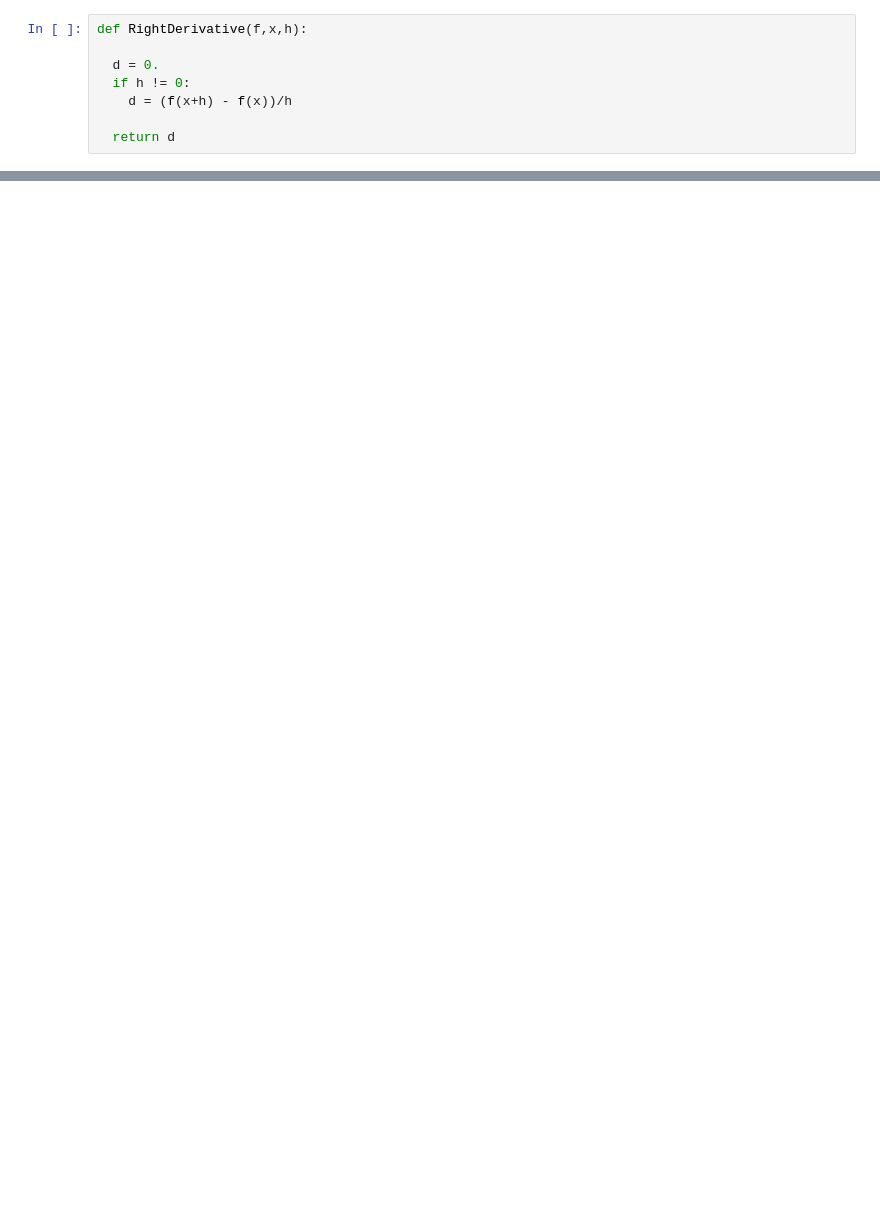
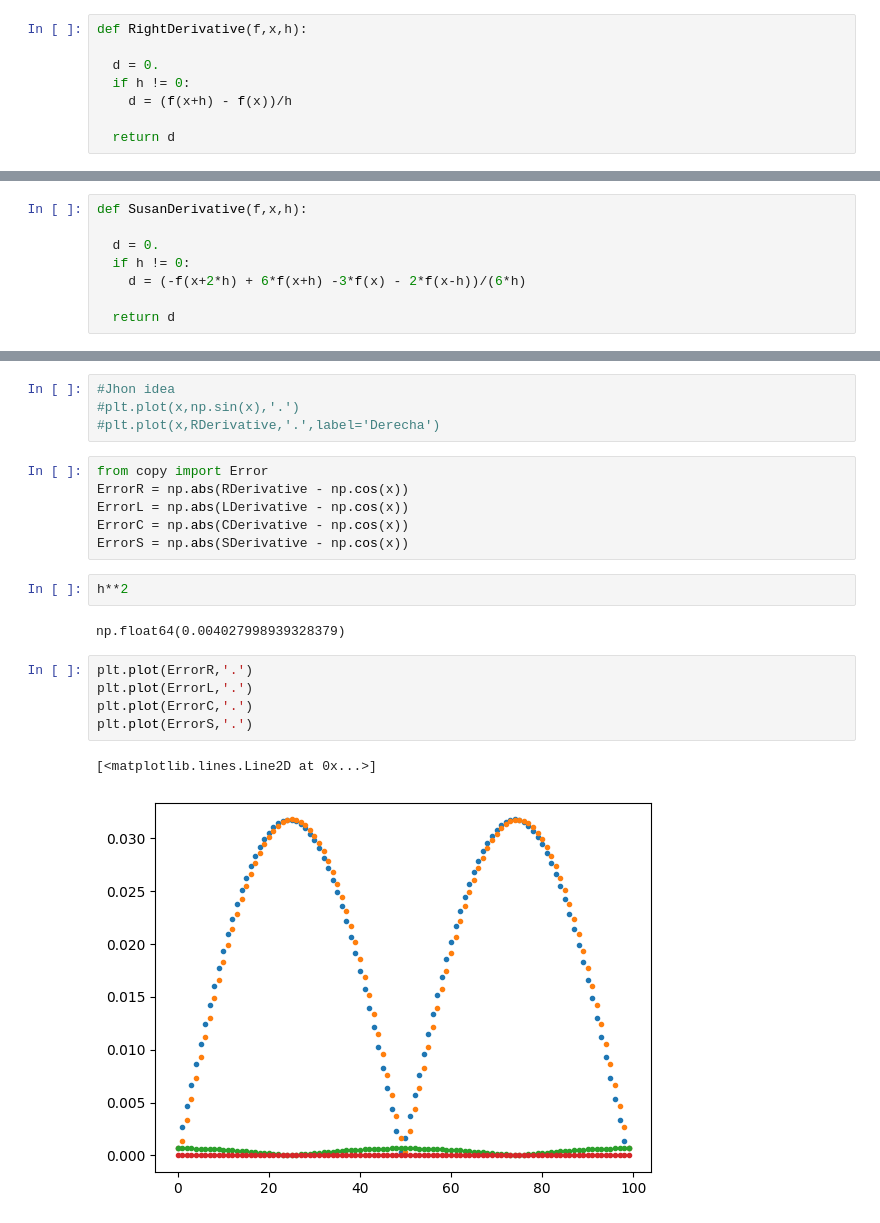
Before and after one commit to asegura4488/MetodosComputacionalesI2025, a Jupyter notebook: Semana3/Derivacion.ipynb, the cells around one changed output, grey strips where cells are left out. Drawn from its saved outputs; the diff is of its cells as text; blank space fills up the shorter version.

```diff
--- a/Semana3/Derivacion.ipynb
+++ b/Semana3/Derivacion.ipynb
@@ -37 +53,9 @@ def RightDerivative(f,x,h):
+# %%
+def SusanDerivative(f,x,h):
+
+  d = 0.
+  if h != 0:
+    d = (-f(x+2*h) + 6*f(x+h) -3*f(x) - 2*f(x-h))/(6*h)
+
+  return d
 # %%
@@ -49,0 +79,22 @@ plt.legend()
+# %%
+#Jhon idea
+#plt.plot(x,np.sin(x),'.')
+#plt.plot(x,RDerivative,'.',label='Derecha')
+# %%
+from copy import Error
+ErrorR = np.abs(RDerivative - np.cos(x))
+ErrorL = np.abs(LDerivative - np.cos(x))
+ErrorC = np.abs(CDerivative - np.cos(x))
+ErrorS = np.abs(SDerivative - np.cos(x))
+# %%
+h**2
+# %% [output]
+np.float64(0.004027998939328379)
+# %%
+plt.plot(ErrorR,'.')
+plt.plot(ErrorL,'.')
+plt.plot(ErrorC,'.')
+plt.plot(ErrorS,'.')
+# %% [output]
+[<matplotlib.lines.Line2D at 0x...>]
+[figure, added]
```
Also changed, not shown: parts of 9 cells of this notebook.
